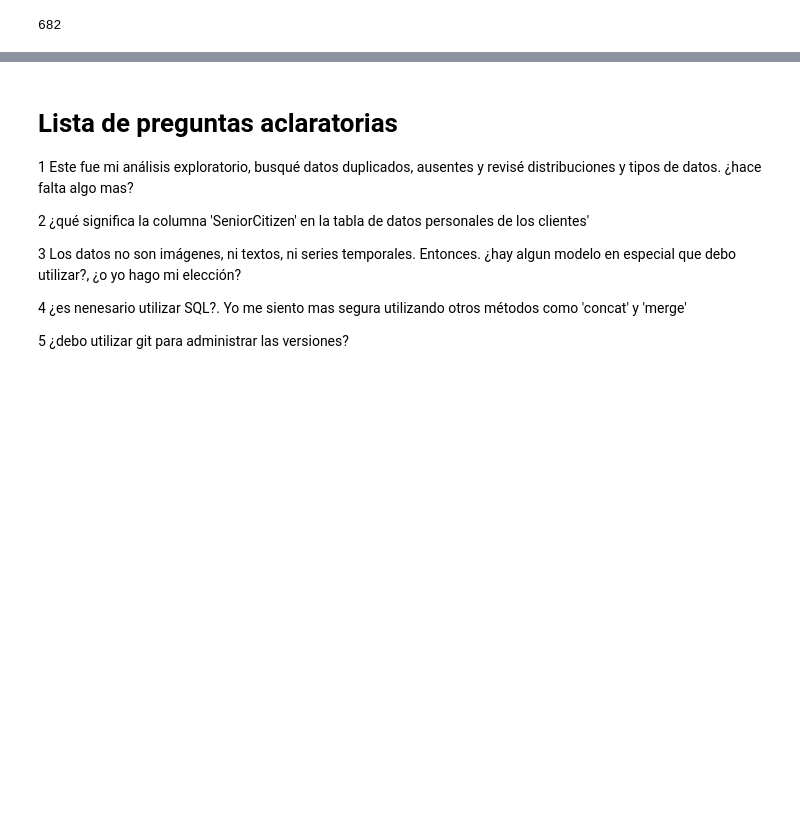
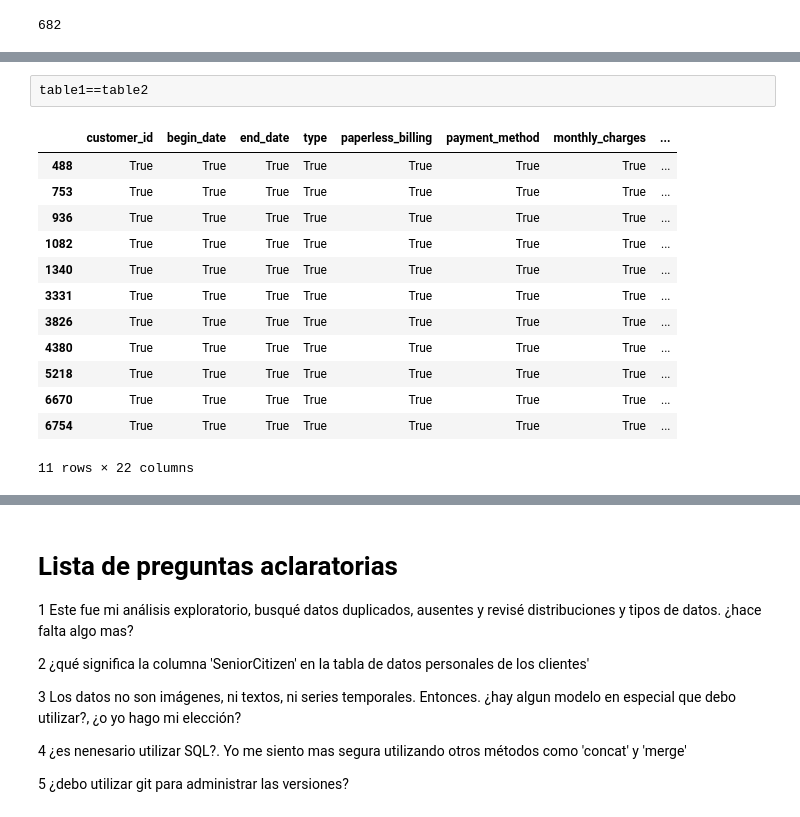
Before and after one commit to GeorginaTL/ProyectoFinalTT, a Jupyter notebook: proyecto_final_s17.ipynb, the cells around one changed output, grey strips where cells are left out. Saved outputs shown, nothing was run; the diff lists cells and outputs as text; blank space fills up the shorter version.

```diff
--- a/proyecto_final_s17.ipynb
+++ b/proyecto_final_s17.ipynb
@@ -377,0 +606,16 @@ len(not_phone)
+# %%
+table1==table2
+# %% [output]
+|  | customer_id | begin_date | end_date | type | paperless_billing | payment_method | monthly_charges | ... |
+| 488 | True | True | True | True | True | True | True | ... |
+| 753 | True | True | True | True | True | True | True | ... |
+| 936 | True | True | True | True | True | True | True | ... |
+| 1082 | True | True | True | True | True | True | True | ... |
+| 1340 | True | True | True | True | True | True | True | ... |
+| 3331 | True | True | True | True | True | True | True | ... |
+| 3826 | True | True | True | True | True | True | True | ... |
+| 4380 | True | True | True | True | True | True | True | ... |
+| 5218 | True | True | True | True | True | True | True | ... |
+| 6670 | True | True | True | True | True | True | True | ... |
+| 6754 | True | True | True | True | True | True | True | ... |
+11 rows × 22 columns
```
Also changed, not shown: parts of 44 cells of this notebook.
